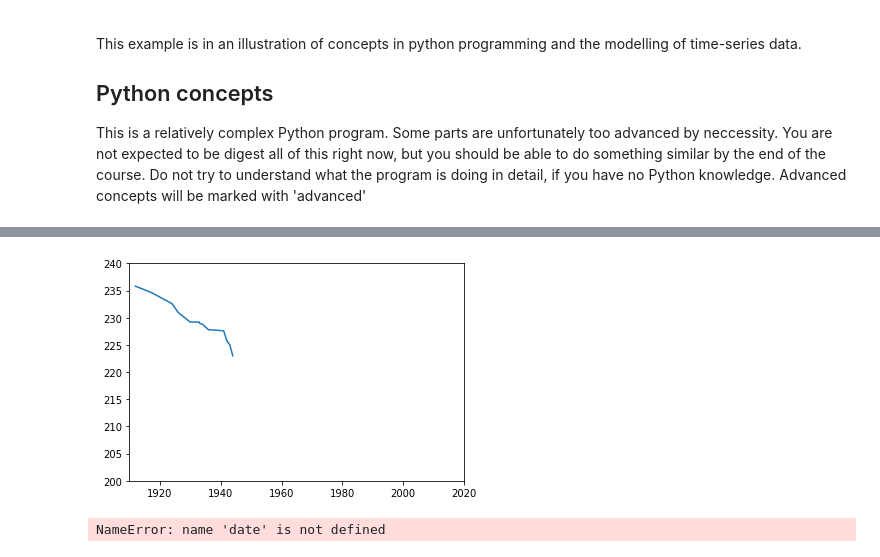
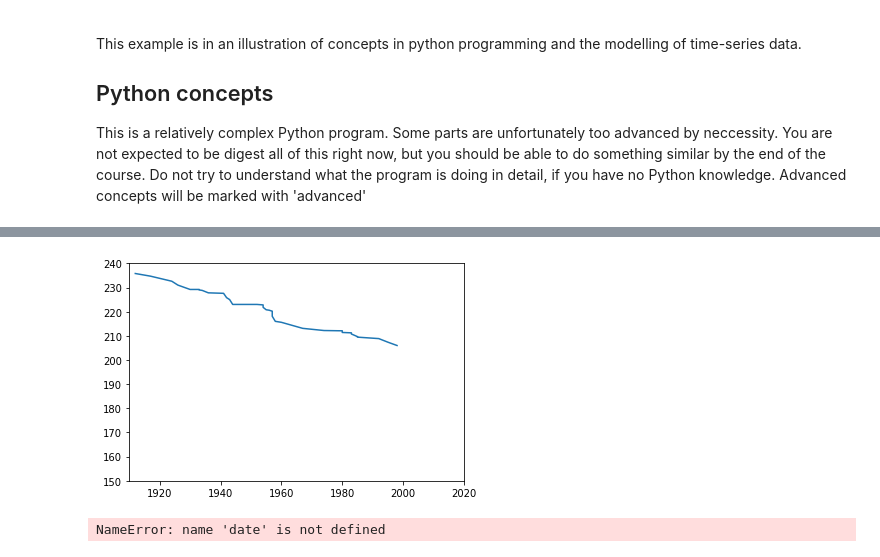
Before and after one commit to olethrosdc/digital-skills, a Jupyter notebook: src/time-series/WorldRecords.ipynb, the cells around one changed output, grey strips where cells are left out. Saved outputs shown, nothing was run; the diff lists cells and outputs as text; code cells hidden in the pictures.

Commit message:
Time series exercises

```diff
--- a/src/time-series/WorldRecords.ipynb
+++ b/src/time-series/WorldRecords.ipynb
@@ -32,7 +51,7 @@ dates=table['Date']
 dates = pd.to_datetime(dates) # advanced: convert the date *string* to a date *object* that we can later parse
 
 import numpy as np
-n_records = len(times)-25
+n_records = len(times)
 years = np.zeros(n_records) # create a zero vector for the years
 seconds = np.zeros(n_records) # create a zero vector for the seconds
 ## Now we need to parse the table into numbers
@@ -44,10 +63,10 @@ for i in range(n_records): # advanced: first, we need to loop through all the re
 # %%
 import matplotlib.pyplot as plt
 plt.plot(years, seconds)
-plt.axis([1910, 2020, 200, 240])
+plt.axis([1910, 2020, 150, 240])
 plt.savefig("records.pdf")
 # %% [output]
-[figure, old version]
+[figure, new version]
 # %%
 date.year
 # %% [output]
```
Also changed, not shown: parts of 3 cells of this notebook, 2 other files.
